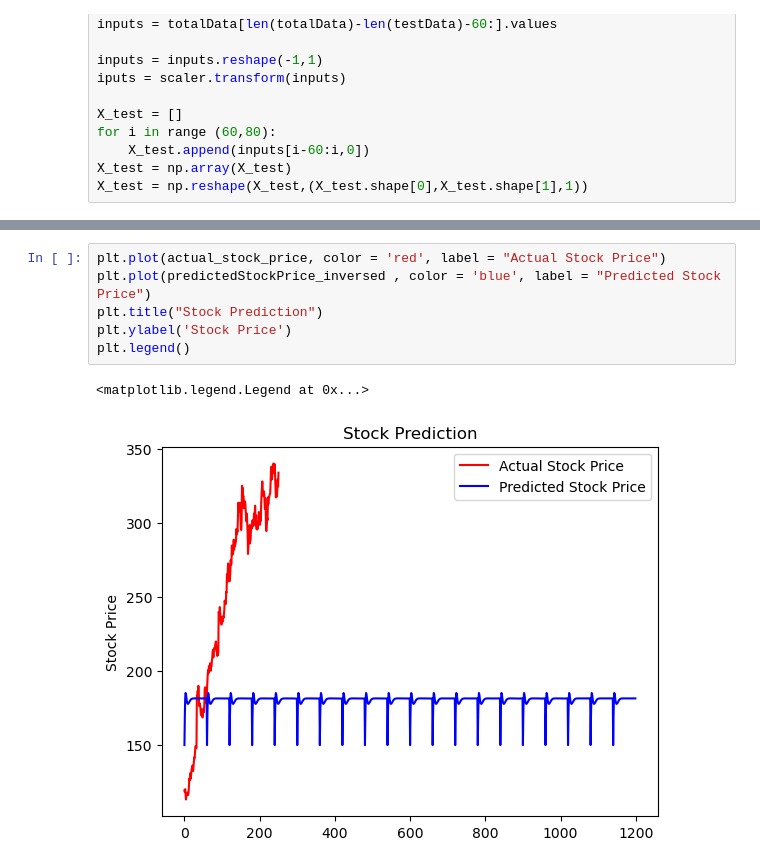
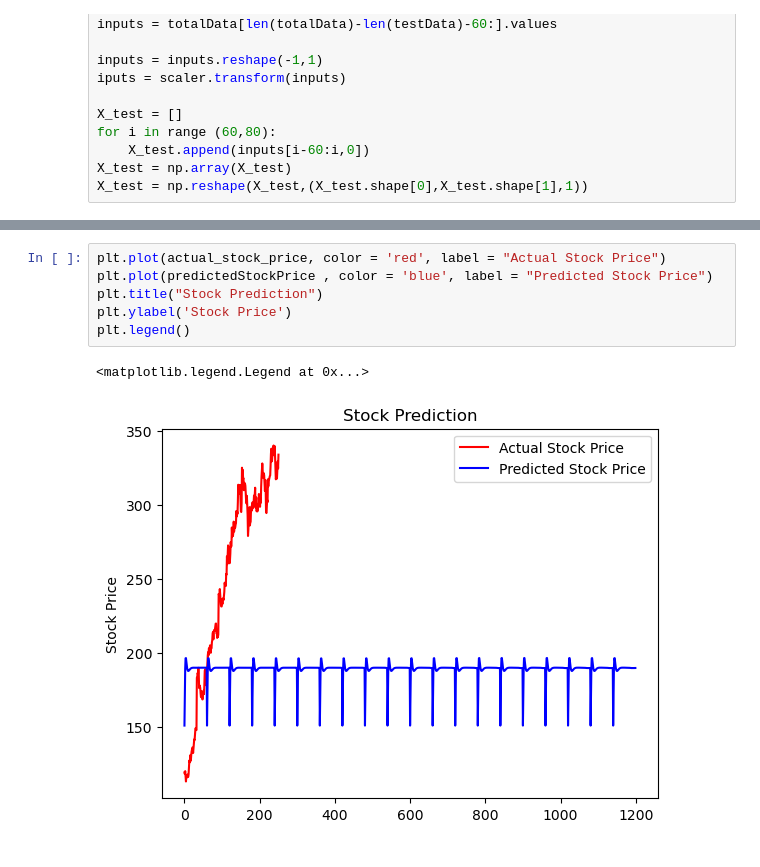
Before and after one commit to tahmidali2001/PredictStockPrices, a Jupyter notebook: Final Project - LSTM.ipynb, the cells around one changed output, grey strips where cells are left out. Drawn from its saved outputs; the diff is of its cells as text.

```diff
--- a/Final Project - LSTM.ipynb
+++ b/Final Project - LSTM.ipynb
@@ -149,9 +151,9 @@ predictedStockPrice = scaler.inverse_transform(predictedStockPrice)
 # %%
 plt.plot(actual_stock_price, color = 'red', label = "Actual Stock Price")
-plt.plot(predictedStockPrice_inversed , color = 'blue', label = "Predicted Stock Price")
+plt.plot(predictedStockPrice , color = 'blue', label = "Predicted Stock Price")
 plt.title("Stock Prediction")
 plt.ylabel('Stock Price')
 plt.legend()
 # %% [output]
 <matplotlib.legend.Legend at 0x...>
-[figure, old version]
+[figure, new version]
```
Also changed, not shown: parts of 3 cells of this notebook.
